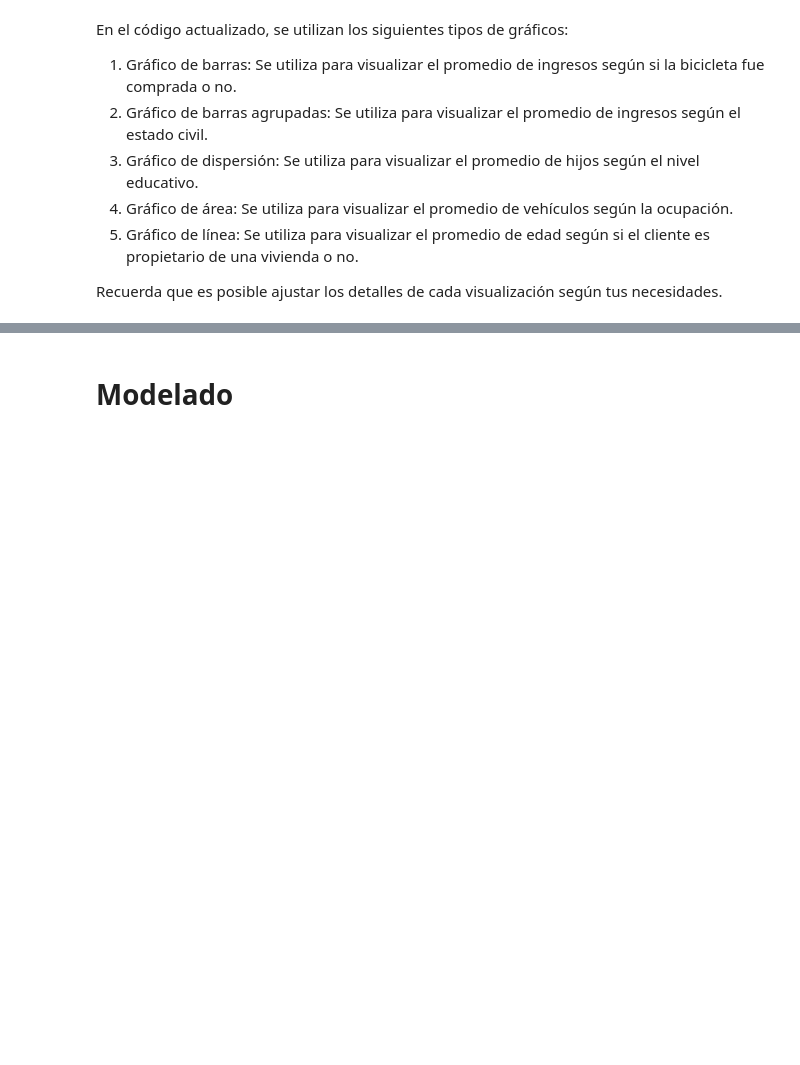
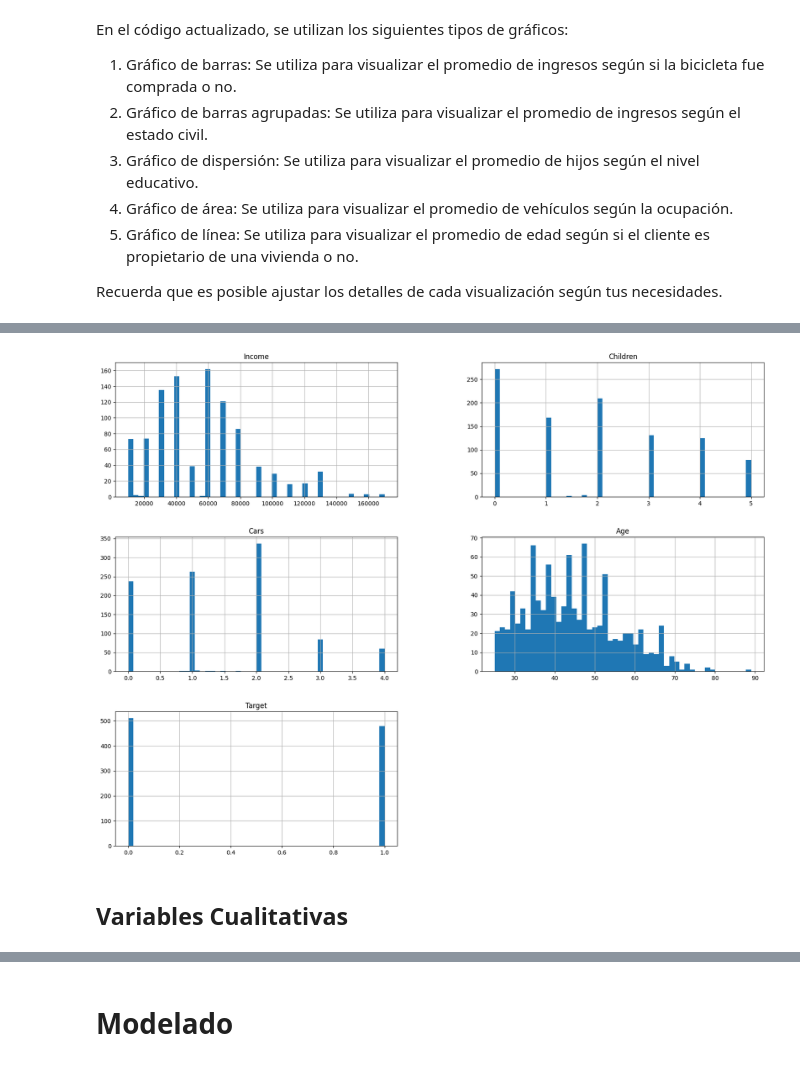
Before and after one commit to JohnSovero/Data-Science-Random-Forest, a Jupyter notebook: code/Carga.ipynb, the cells around one changed output, grey strips where cells are left out. Drawn from its saved outputs; the diff is of its cells as text; code cells hidden in the pictures; blank space fills up the shorter version.

```diff
--- a/code/Carga.ipynb
+++ b/code/Carga.ipynb
@@ -686,0 +679,5 @@ Recuerda que es posible ajustar los detalles de cada visualización según tus n
+# %%
+# Guardamos los identificadores de cliente y los excluimos del análisis de variables
+df_index = df[['ID','Target']]
+df = df.drop(['ID'], axis = 1)
+df
@@ -686,0 +700,2 @@ Recuerda que es posible ajustar los detalles de cada visualización según tus n
+# %%
+numericas= df.select_dtypes(include=['float64', 'int'])
@@ -686,0 +722,9 @@ Recuerda que es posible ajustar los detalles de cada visualización según tus n
+# %%
+# Gráfico de distribución para cada variable numérica
+# ==============================================================================
+numericas.hist(bins=50,figsize=(20,15))
+plt.show()
+# %% [output]
+[figure, added]
+# %% [markdown]
+## Variables Cualitativas
```
Also changed, not shown: parts of 105 cells of this notebook, 5 other files.
